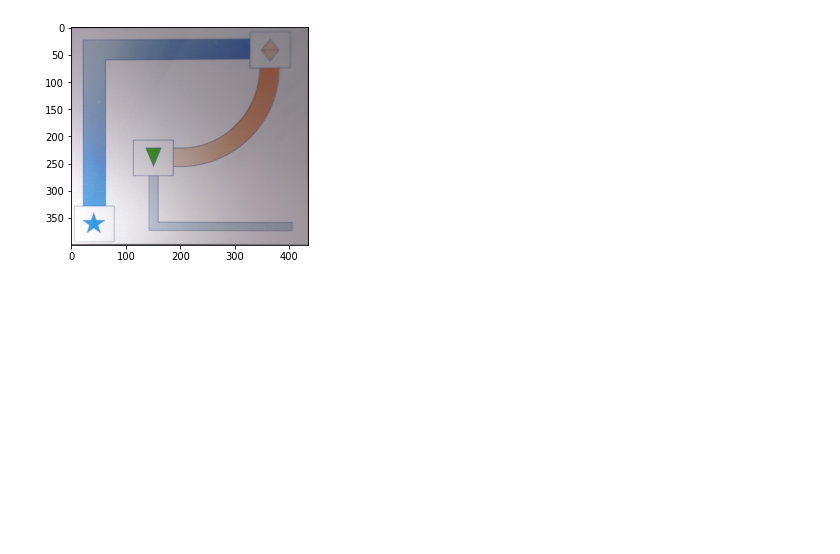
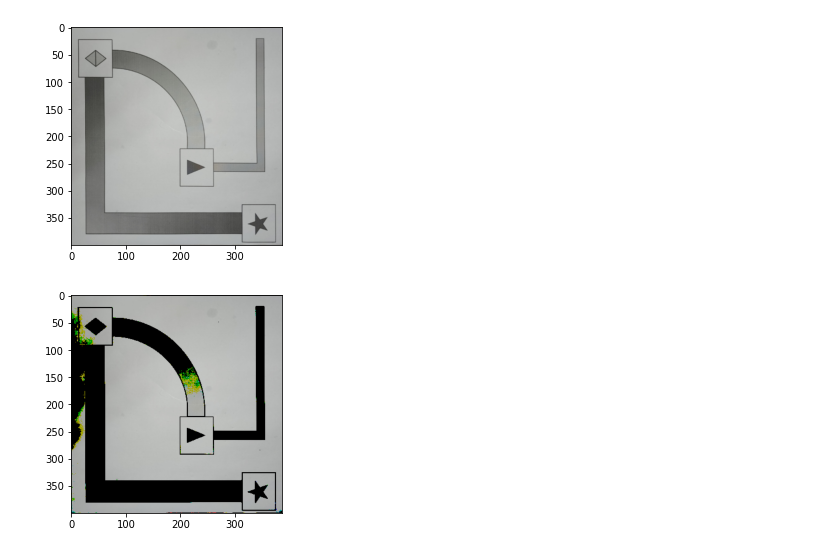
Before and after one commit to teerameth/Module6-7, a Jupyter notebook: MileStone27.ipynb, the cells around one changed output. Drawn from its saved outputs; the diff is of its cells as text; code cells hidden in the pictures; blank space fills up the shorter version.

```diff
--- a/MileStone27.ipynb
+++ b/MileStone27.ipynb
@@ -1,18 +1,21 @@
 # %%
 import cv2
 import numpy as np
 import math
 import imutils
 from matplotlib import pyplot as plt
 def imshow(img):
     plt.imshow(cv2.cvtColor(img, cv2.COLOR_BGR2RGB))
     plt.show()
 def cartesian_distance(x, y): return math.sqrt(x**2+y**2)
 
 # frame = cv2.imread("Picture1.png")
-frame = cv2.imread("Picture2.jpg")
+frame = cv2.imread("Picture5.jpg")
 frame = imutils.resize(frame, height=400)
 imshow(frame)
+ret,thresh = cv2.threshold(frame,160,255,cv2.THRESH_TOZERO)
+imshow(thresh)
 # %% [output]
-[figure, old version]
+[figure, new version]
+[figure, added]
 # %%
```
Also changed, not shown: parts of 2 cells of this notebook, 2 other files.
